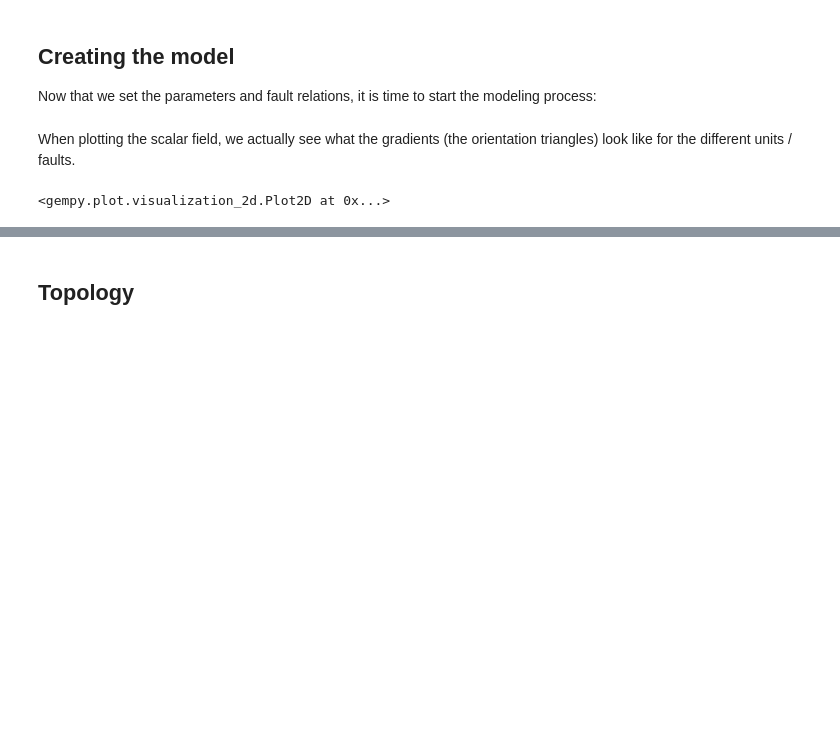
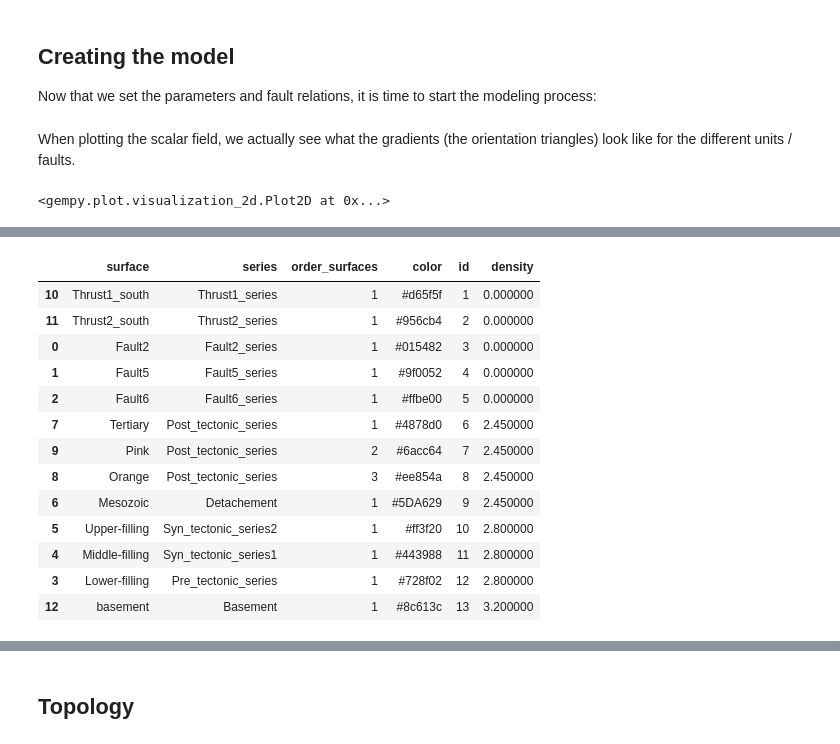
Before and after one commit to Japhiolite/PCT-modelling, a Jupyter notebook: notebooks/GemPy_PCT_new_plotting.ipynb, the cells around one changed output, grey strips where cells are left out. Drawn from its saved outputs; the diff is of its cells as text; code cells hidden in the pictures; blank space fills up the shorter version.

```diff
--- a/notebooks/GemPy_PCT_new_plotting.ipynb
+++ b/notebooks/GemPy_PCT_new_plotting.ipynb
@@ -233,0 +236,9 @@ gp.plot_2d(geo_model, cell_number=5, show_data=False, show_topography=True,
+# %%
+# Creating the grid
+grav_res = 15
+X = np.linspace(1000, 27000, grav_res)
+Y = np.linspace(1000, 19000, grav_res)
+Z = 300
+
+xyz = np.meshgrid(X, Y, Z)
+xy_ravel = np.vstack(list(map(np.ravel, xyz))).T
@@ -233,0 +251,2 @@ gp.plot_2d(geo_model, cell_number=5, show_data=False, show_topography=True,
+# %%
+geo_model.set_centered_grid(xy_ravel, resolution = [15, 15, 15], radius = 800)
@@ -233,0 +273,20 @@ gp.plot_2d(geo_model, cell_number=5, show_data=False, show_topography=True,
+# %%
+# add densities
+densities = [0, 0, 0, 0, 0, 2.45, 2.45, 2.45,
+             2.45, 2.8, 2.8, 2.8, 3.2]
+geo_model.add_surface_values(densities, ['density'])
+# %% [output]
+|  | surface | series | order_surfaces | color | id | density |
+| 10 | Thrust1_south | Thrust1_series | 1 | #d65f5f | 1 | 0.000000 |
+| 11 | Thrust2_south | Thrust2_series | 1 | #956cb4 | 2 | 0.000000 |
+| 0 | Fault2 | Fault2_series | 1 | #015482 | 3 | 0.000000 |
+| 1 | Fault5 | Fault5_series | 1 | #9f0052 | 4 | 0.000000 |
+| 2 | Fault6 | Fault6_series | 1 | #ffbe00 | 5 | 0.000000 |
+| 7 | Tertiary | Post_tectonic_series | 1 | #4878d0 | 6 | 2.450000 |
+| 9 | Pink | Post_tectonic_series | 2 | #6acc64 | 7 | 2.450000 |
+| 8 | Orange | Post_tectonic_series | 3 | #ee854a | 8 | 2.450000 |
+| 6 | Mesozoic | Detachement | 1 | #5DA629 | 9 | 2.450000 |
+| 5 | Upper-filling | Syn_tectonic_series2 | 1 | #ff3f20 | 10 | 2.800000 |
+| 4 | Middle-filling | Syn_tectonic_series1 | 1 | #443988 | 11 | 2.800000 |
+| 3 | Lower-filling | Pre_tectonic_series | 1 | #728f02 | 12 | 2.800000 |
+| 12 | basement | Basement | 1 | #8c613c | 13 | 3.200000 |
```
Also changed, not shown: parts of 15 cells of this notebook, 4 other files.
